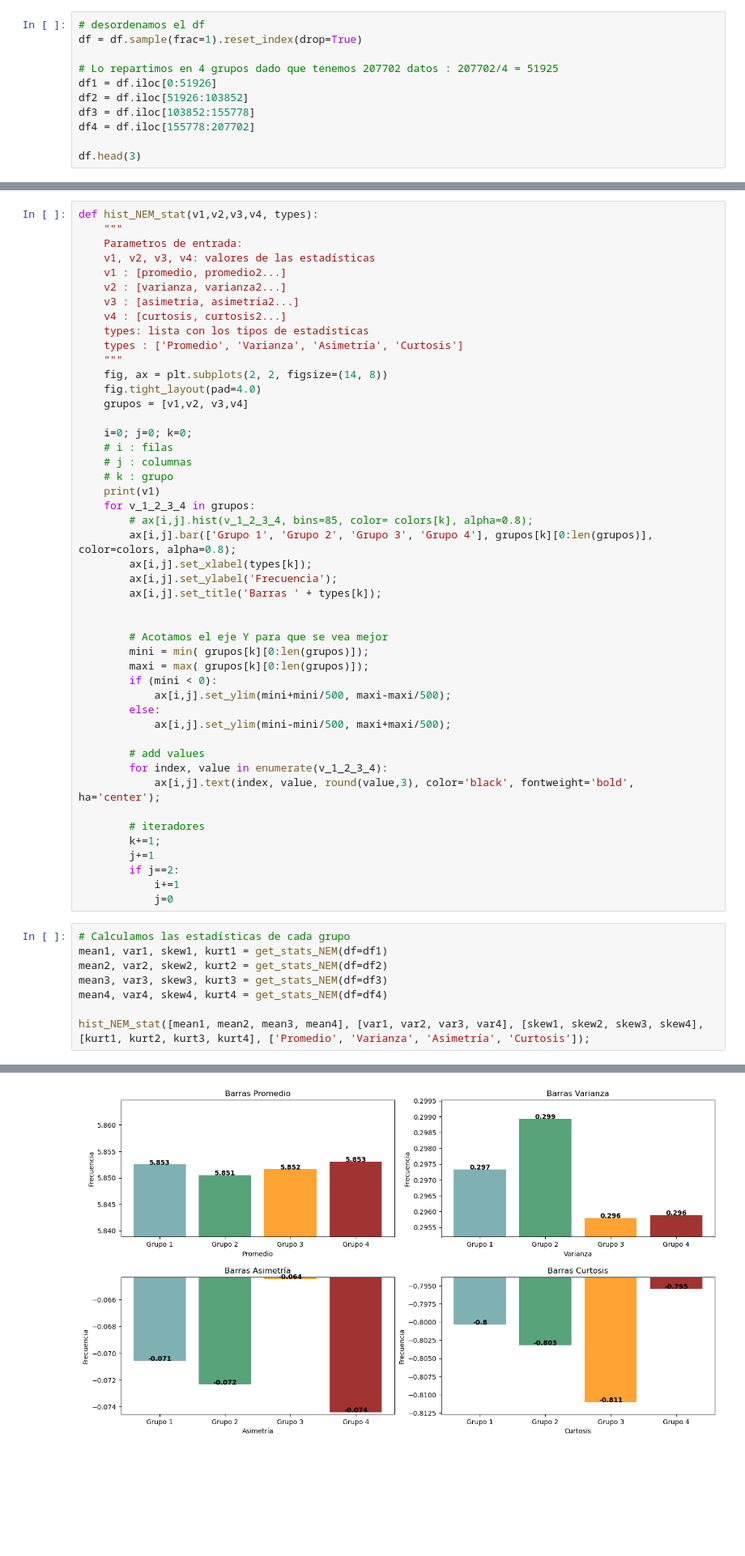
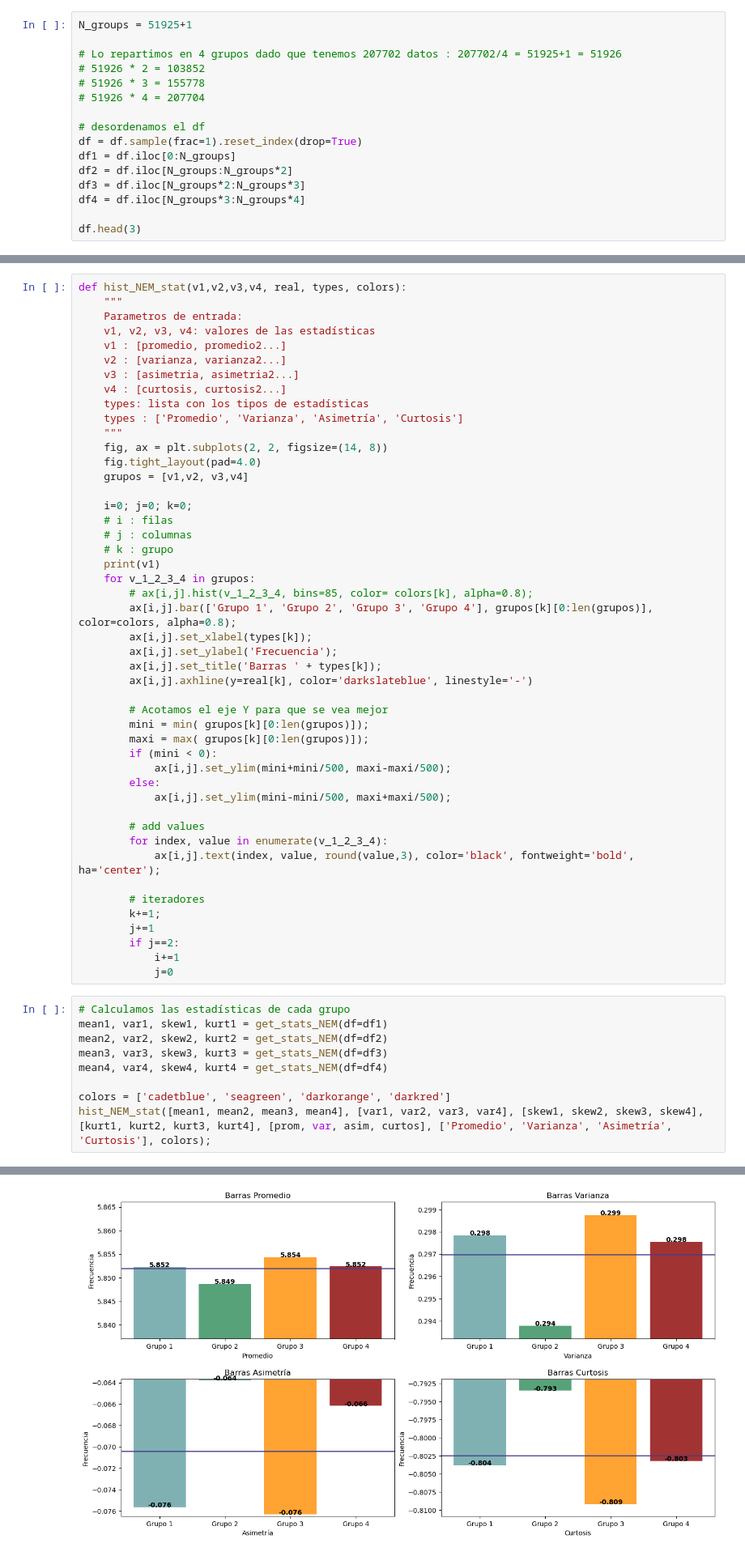
Before and after one commit to imnotUrban/Repo-Simulacion, a Jupyter notebook: Proyecto_Unidad_1/ProyectoUnidad1.ipynb, the cells around one changed output, grey strips where cells are left out. Shown at 81% size. Drawn from its saved outputs; the diff is of its cells as text; blank space fills up the shorter version.

```diff
--- a/Proyecto_Unidad_1/ProyectoUnidad1.ipynb
+++ b/Proyecto_Unidad_1/ProyectoUnidad1.ipynb
@@ -422,12 +424,17 @@ ax[1,1].legend(['Curtosis NEM simulado', 'Curtosis NEM real']);
 # %%
+N_groups = 51925+1
+
+# Lo repartimos en 4 grupos dado que tenemos 207702 datos : 207702/4 = 51925+1 = 51926
+# 51926 * 2 = 103852
+# 51926 * 3 = 155778
+# 51926 * 4 = 207704
+
 # desordenamos el df
 df = df.sample(frac=1).reset_index(drop=True)
-
-# Lo repartimos en 4 grupos dado que tenemos 207702 datos : 207702/4 = 51925
-df1 = df.iloc[0:51926]
-df2 = df.iloc[51926:103852]
-df3 = df.iloc[103852:155778]
-df4 = df.iloc[155778:207702]
+df1 = df.iloc[0:N_groups]
+df2 = df.iloc[N_groups:N_groups*2]
+df3 = df.iloc[N_groups*2:N_groups*3]
+df4 = df.iloc[N_groups*3:N_groups*4]
 
 df.head(3)
 # %% [output]
@@ -470,5 +477,5 @@ hist_NEM(df1, df2, df3, df4, colors)
 # %%
-def hist_NEM_stat(v1,v2,v3,v4, types):
+def hist_NEM_stat(v1,v2,v3,v4, real, types, colors):
     """
     Parametros de entrada:
     v1, v2, v3, v4: valores de las estadísticas
@@ -494,7 +501,7 @@ def hist_NEM_stat(v1,v2,v3,v4, types):
         ax[i,j].set_xlabel(types[k]);
         ax[i,j].set_ylabel('Frecuencia');
         ax[i,j].set_title('Barras ' + types[k]);
-
+        ax[i,j].axhline(y=real[k], color='darkslateblue', linestyle='-')
 
         # Acotamos el eje Y para que se vea mejor
         mini = min( grupos[k][0:len(grupos)]);
@@ -521,5 +528,6 @@ mean2, var2, skew2, kurt2 = get_stats_NEM(df=df2)
 mean3, var3, skew3, kurt3 = get_stats_NEM(df=df3)
 mean4, var4, skew4, kurt4 = get_stats_NEM(df=df4)
 
-hist_NEM_stat([mean1, mean2, mean3, mean4], [var1, var2, var3, var4], [skew1, skew2, skew3, skew4], [kurt1, kurt2, kurt3, kurt4], ['Promedio', 'Varianza', 'Asimetría', 'Curtosis']);
+colors = ['cadetblue', 'seagreen', 'darkorange', 'darkred']
+hist_NEM_stat([mean1, mean2, mean3, mean4], [var1, var2, var3, var4], [skew1, skew2, skew3, skew4], [kurt1, kurt2, kurt3, kurt4], [prom, var, asim, curtos], ['Promedio', 'Varianza', 'Asimetría', 'Curtosis'], colors);
 # %% [output]
@@ -527 +535 @@ hist_NEM_stat([mean1, mean2, mean3, mean4], [var1, var2, var3, var4], [skew1, sk
-[figure, old version]
+[figure, new version]
```
Also changed, not shown: parts of 15 cells of this notebook.
